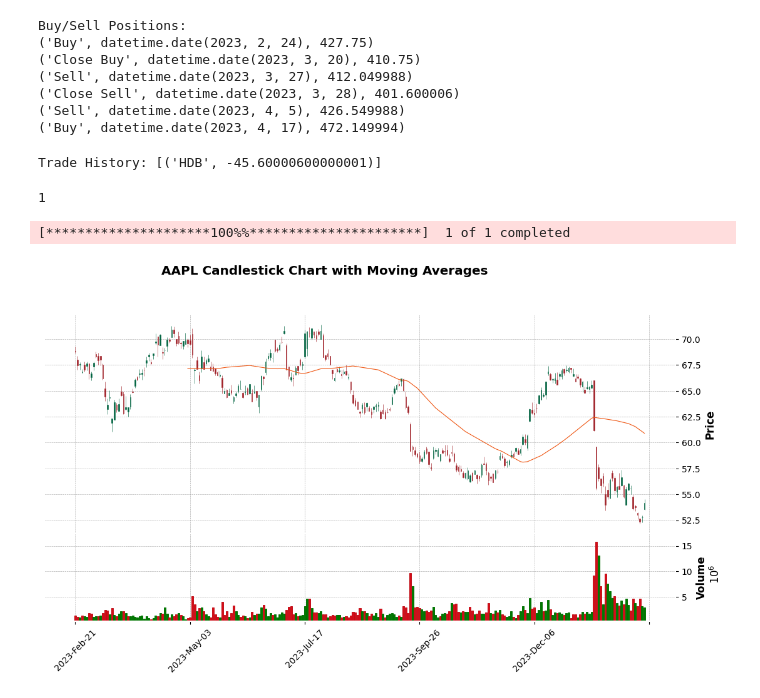
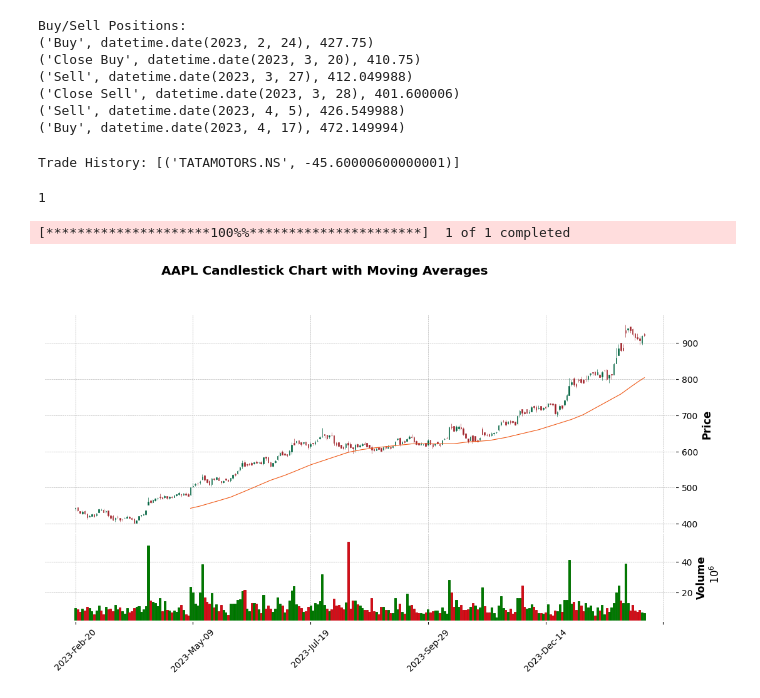
Before and after one commit to Hrishitcodethis/TBTFW_task, a Jupyter notebook: tatamotors.ipynb, the cells around one changed output. Saved outputs shown, nothing was run; the diff lists cells and outputs as text; code cells hidden in the pictures.

```diff
--- a/tatamotors.ipynb
+++ b/tatamotors.ipynb
@@ -159,7 +159,7 @@ Buy/Sell Positions:
 ('Buy', datetime.date(2023, 4, 17), 472.149994)
 # %%
 # Initialize variables
-stock_name = 'HDB'  # Assuming the stock name is HDB
+stock_name = 'TATAMOTORS.NS'  # Assuming the stock name is HDB
 trade_history = []
 
 # Check if the last position is a buy position
@@ -198,7 +198,7 @@ trade_history.append((stock_name, final_profit_loss))
 # Print trade history
 print("Trade History:", trade_history)
 # %% [output]
-Trade History: [('HDB', -45.60000600000001)]
+Trade History: [('TATAMOTORS.NS', -45.60000600000001)]
 # %%
 # Create a DataFrame from the trade history list
 trade_df = pd.DataFrame(trade_history, columns=['Stock_Name','Profit/Loss'])
@@ -208,28 +208,28 @@ trade_df.to_sql('trade_history', engine, if_exists='append', index=False)
 # %% [output]
 1
 # %%
-# Fetch AAPL stock data from Yahoo Finance
+# Fetch TATAMOTORS.NS stock data from Yahoo Finance
 start_date = '2023-02-20'
 end_date = '2024-02-16'
-hdb = yf.download('hdb', start=start_date, end=end_date)
+tm = yf.download('TATAMOTORS.NS', start=start_date, end=end_date)
 
 # Calculate moving averages for AAPL data
-hdb['50-day MA'] = hdb['Close'].rolling(window=50).mean()
-hdb['500-day MA'] = hdb['Close'].rolling(window=500).mean()
-hdb['20-day MA'] = hdb['Close'].rolling(window=20).mean()
-hdb['200-day MA'] = hdb['Close'].rolling(window=200).mean()
-hdb['10-day MA'] = hdb['Close'].rolling(window=10).mean()
-hdb['5-day MA'] = hdb['Close'].rolling(window=5).mean()
+tm['50-day MA'] = tm['Close'].rolling(window=50).mean()
+tm['500-day MA'] = tm['Close'].rolling(window=500).mean()
+tm['20-day MA'] = tm['Close'].rolling(window=20).mean()
+tm['200-day MA'] = tm['Close'].rolling(window=200).mean()
+tm['10-day MA'] = tm['Close'].rolling(window=10).mean()
+tm['5-day MA'] = tm['Close'].rolling(window=5).mean()
 
 # Plot candlestick chart for AAPL stock data
-mpf.plot(hdb, type='candle', style='charles', ylabel='Price', ylabel_lower='Volume',
+mpf.plot(tm, type='candle', style='charles', ylabel='Price', ylabel_lower='Volume',
          volume=True, mav=(50, 500), figsize=(14, 7), title='AAPL Candlestick Chart with Moving Averages')
 
 # Annotate buy/sell positions on the plot
 for position in positions:
     date_index = pd.to_datetime(position[1]).date()
-    if position[0] in ['Buy', 'Sell'] and date_index in hdb.index:
-        mpf.plot(hdb.loc[date_index], type='scatter', style='o', markersize=100, color='r' if position[0] == 'Buy' else 'g')
+    if position[0] in ['Buy', 'Sell'] and date_index in tm.index:
+        mpf.plot(tm.loc[date_index], type='scatter', style='o', markersize=100, color='r' if position[0] == 'Buy' else 'g')
 # %% [output]
 [*********************100%%**********************]  1 of 1 completed
-[figure, old version]
+[figure, new version]
```
Also changed, not shown: 3 other files.
